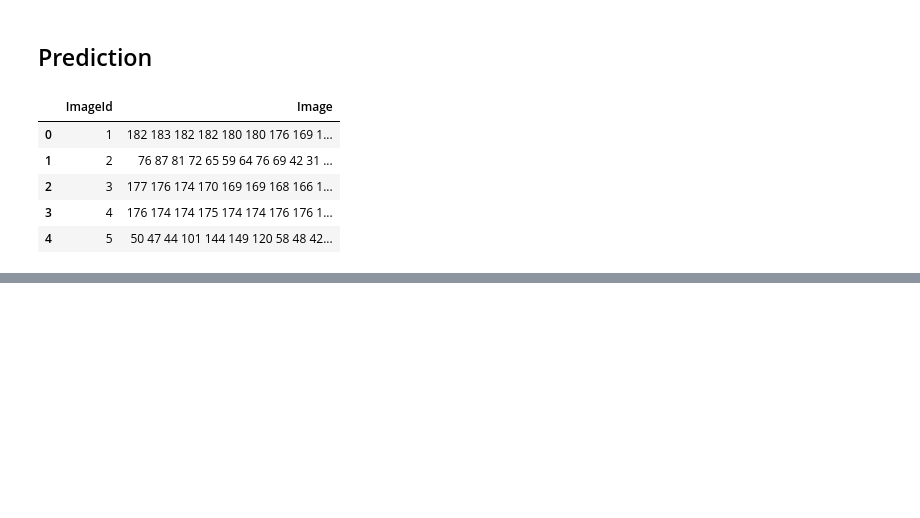
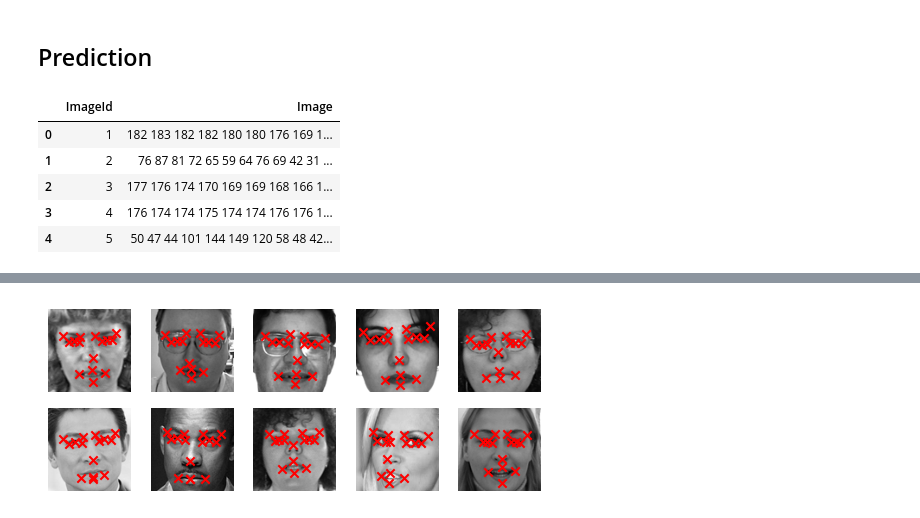
Before and after one commit to abhayp2204/Facial-Keypoints-Recognition, a Jupyter notebook: code.ipynb, the cells around one changed output, grey strips where cells are left out. Cells and saved outputs as stored; diff of their text form; code cells hidden in the pictures; blank space fills up the shorter version.

```diff
--- a/code.ipynb
+++ b/code.ipynb
@@ -451,0 +540,4 @@ visualize_data(test_images, test_preds)
+# %%
+visualize_data(test_images, test_preds)
+# %% [output]
+[figure, added]
```
Also changed, not shown: parts of 23 cells of this notebook.
